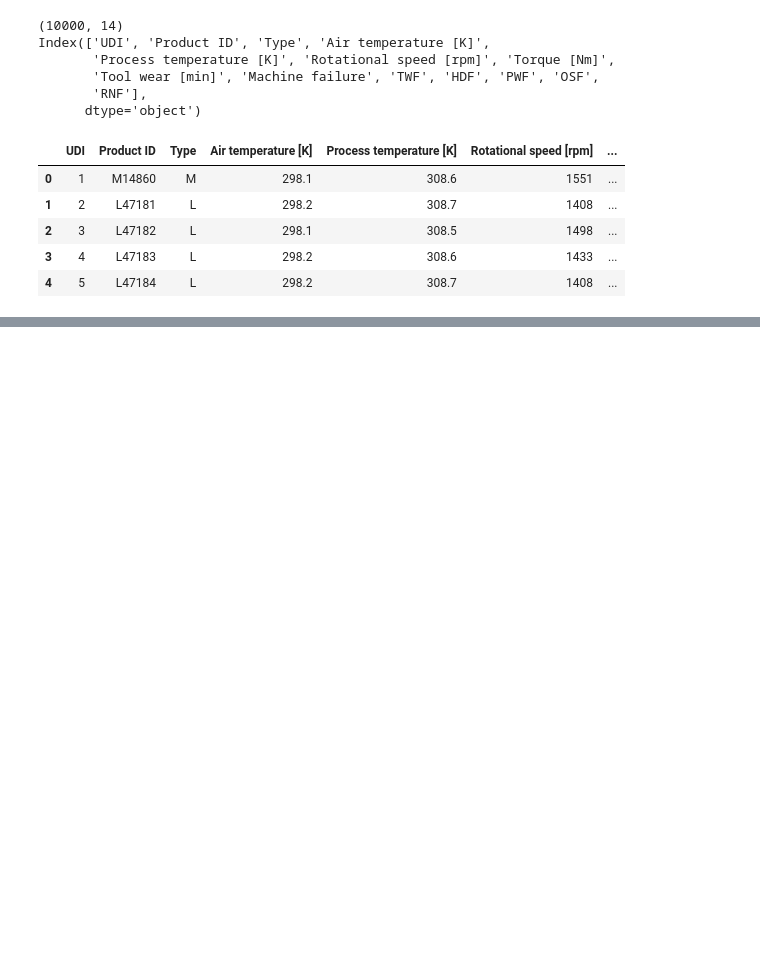
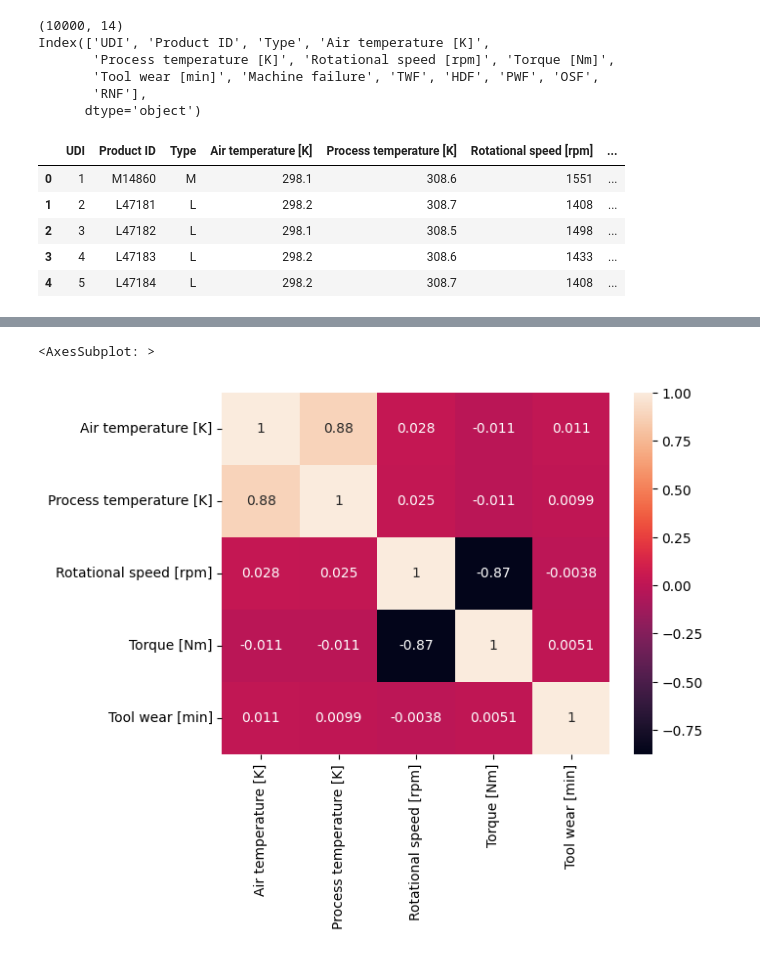
Before and after one commit to saptarshipal1/pred_maint_v.2.1, a Jupyter notebook: data/mac_fail_pred_model_2.ipynb, the cells around one changed output, grey strips where cells are left out. Drawn from its saved outputs; the diff is of its cells as text; code cells hidden in the pictures; blank space fills up the shorter version.

```diff
--- a/data/mac_fail_pred_model_2.ipynb
+++ b/data/mac_fail_pred_model_2.ipynb
@@ -81,0 +106,3 @@ df1[df1['Tool wear [min]'] == 0.0]
+# %%
+x_train_scaled  = MinMaxScaler().fit_transform(x_train)
+x_test_scaled  = MinMaxScaler().fit_transform(x_test)
@@ -81,0 +113,3 @@ df1[df1['Tool wear [min]'] == 0.0]
+# %%
+x_train_1 = pd.DataFrame(x_train_scaled,columns=x_train.columns)
+x_train_1.head()
@@ -81,0 +133,5 @@ df1[df1['Tool wear [min]'] == 0.0]
+# %%
+sns.heatmap(x_train_1.corr(),annot = True)
+# %% [output]
+<AxesSubplot: >
+[figure, added]
```
Also changed, not shown: parts of 12 cells of this notebook.
